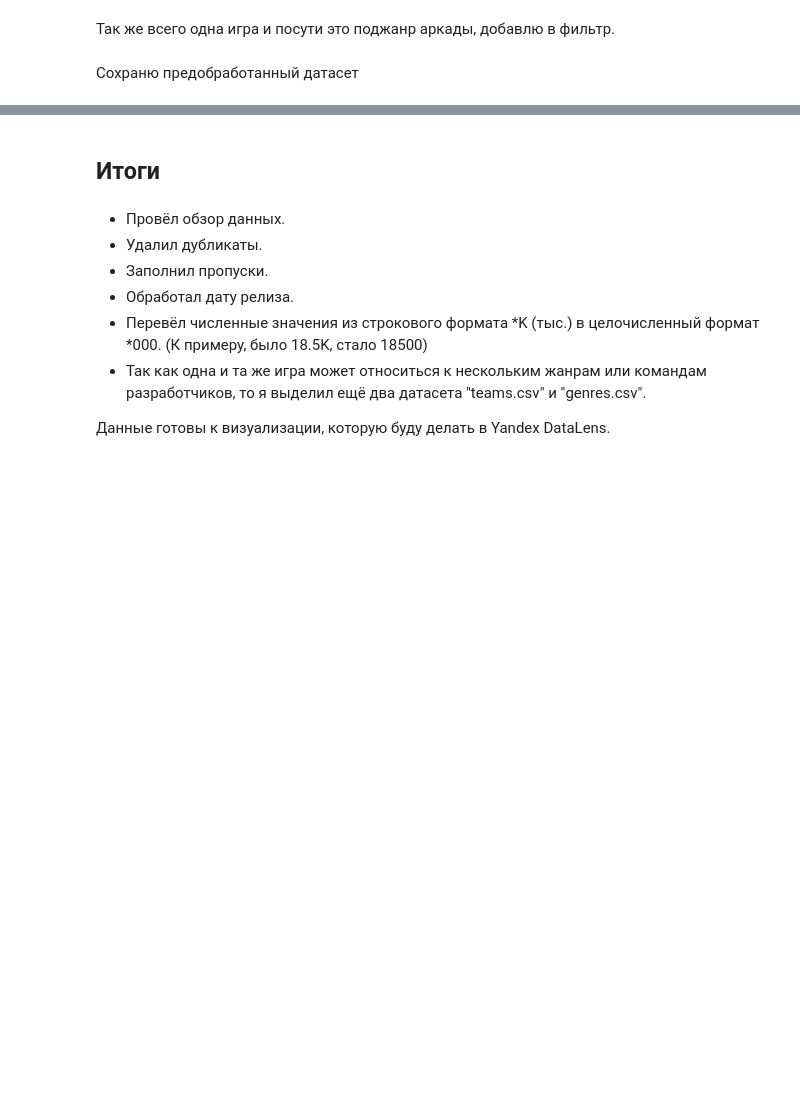
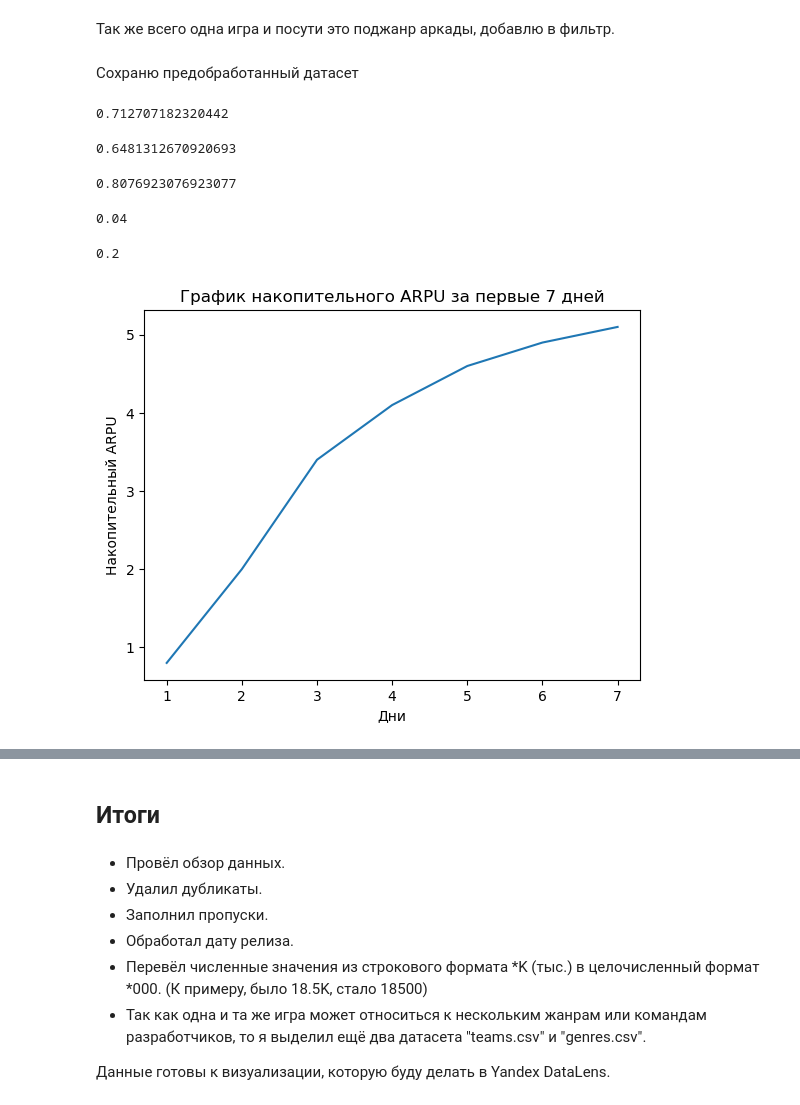
Before and after one commit to FedorSafonov/Projects, a Jupyter notebook: Pet-projects/Popular_Video_Games_1980-2023/games.ipynb, the cells around one changed output, grey strips where cells are left out. Drawn from its saved outputs; the diff is of its cells as text; code cells hidden in the pictures; blank space fills up the shorter version.

Commit message:
add arpu prediction

```diff
--- a/Pet-projects/Popular_Video_Games_1980-2023/games.ipynb
+++ b/Pet-projects/Popular_Video_Games_1980-2023/games.ipynb
@@ -357,0 +358,34 @@ adventures.to_csv('adventures')
+# %%
+258/362
+# %% [output]
+0.712707182320442
+# %%
+711/1097
+# %% [output]
+0.6481312670920693
+# %%
+42/52
+# %% [output]
+0.8076923076923077
+# %%
+2000/50000
+# %% [output]
+0.04
+# %%
+20*0.01
+# %% [output]
+0.2
+# %%
+import matplotlib.pyplot as plt
+
+# Значения накопительного ARPU
+arpu = [0.8, 2, 3.4, 4.1, 4.6, 4.9, 5.1]
+
+# Построение графика
+plt.plot(range(1, len(arpu)+1), arpu)
+plt.xlabel('Дни')
+plt.ylabel('Накопительный ARPU')
+plt.title('График накопительного ARPU за первые 7 дней')
+plt.show()
+# %% [output]
+[figure, added]
```
Also changed, not shown: parts of 10 cells of this notebook, 2 other files.
